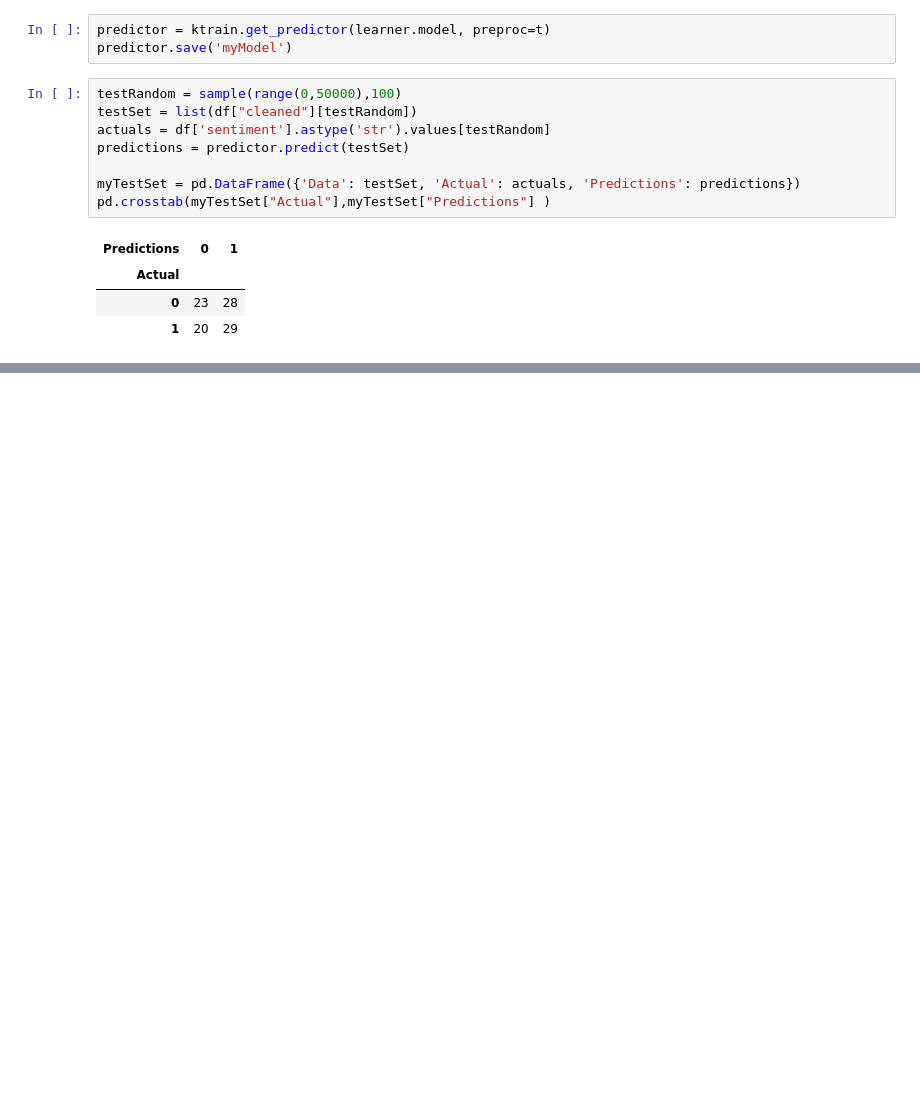
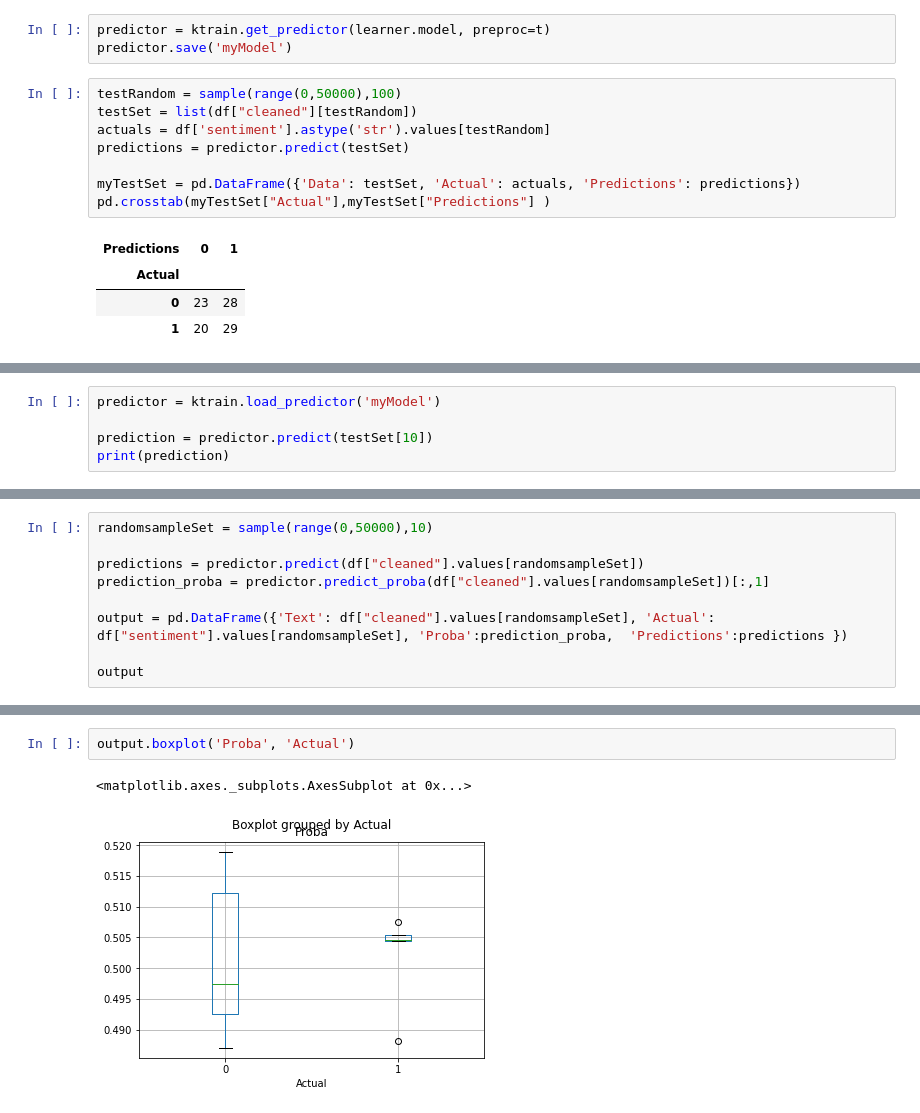
Before and after one commit to nikolacao/CMU-PGSS-2022, a Jupyter notebook: Week 2/LoadIMDB.ipynb, the cells around one changed output, grey strips where cells are left out. Saved outputs shown, nothing was run; the diff lists cells and outputs as text; blank space fills up the shorter version.

```diff
--- a/Week 2/LoadIMDB.ipynb
+++ b/Week 2/LoadIMDB.ipynb
@@ -252,0 +265,5 @@ pd.crosstab(myTestSet["Actual"],myTestSet["Predictions"] )
+# %%
+predictor = ktrain.load_predictor('myModel')
+
+prediction = predictor.predict(testSet[10])
+print(prediction)
@@ -252,0 +272,9 @@ pd.crosstab(myTestSet["Actual"],myTestSet["Predictions"] )
+# %%
+randomsampleSet = sample(range(0,50000),10)
+
+predictions = predictor.predict(df["cleaned"].values[randomsampleSet])
+prediction_proba = predictor.predict_proba(df["cleaned"].values[randomsampleSet])[:,1]
+
+output = pd.DataFrame({'Text': df["cleaned"].values[randomsampleSet], 'Actual': df["sentiment"].values[randomsampleSet], 'Proba':prediction_proba,  'Predictions':predictions })
+
+output
@@ -252,0 +293,5 @@ pd.crosstab(myTestSet["Actual"],myTestSet["Predictions"] )
+# %%
+output.boxplot('Proba', 'Actual')
+# %% [output]
+<matplotlib.axes._subplots.AxesSubplot at 0x...>
+[figure, added]
```
Also changed, not shown: parts of 5 cells of this notebook.
